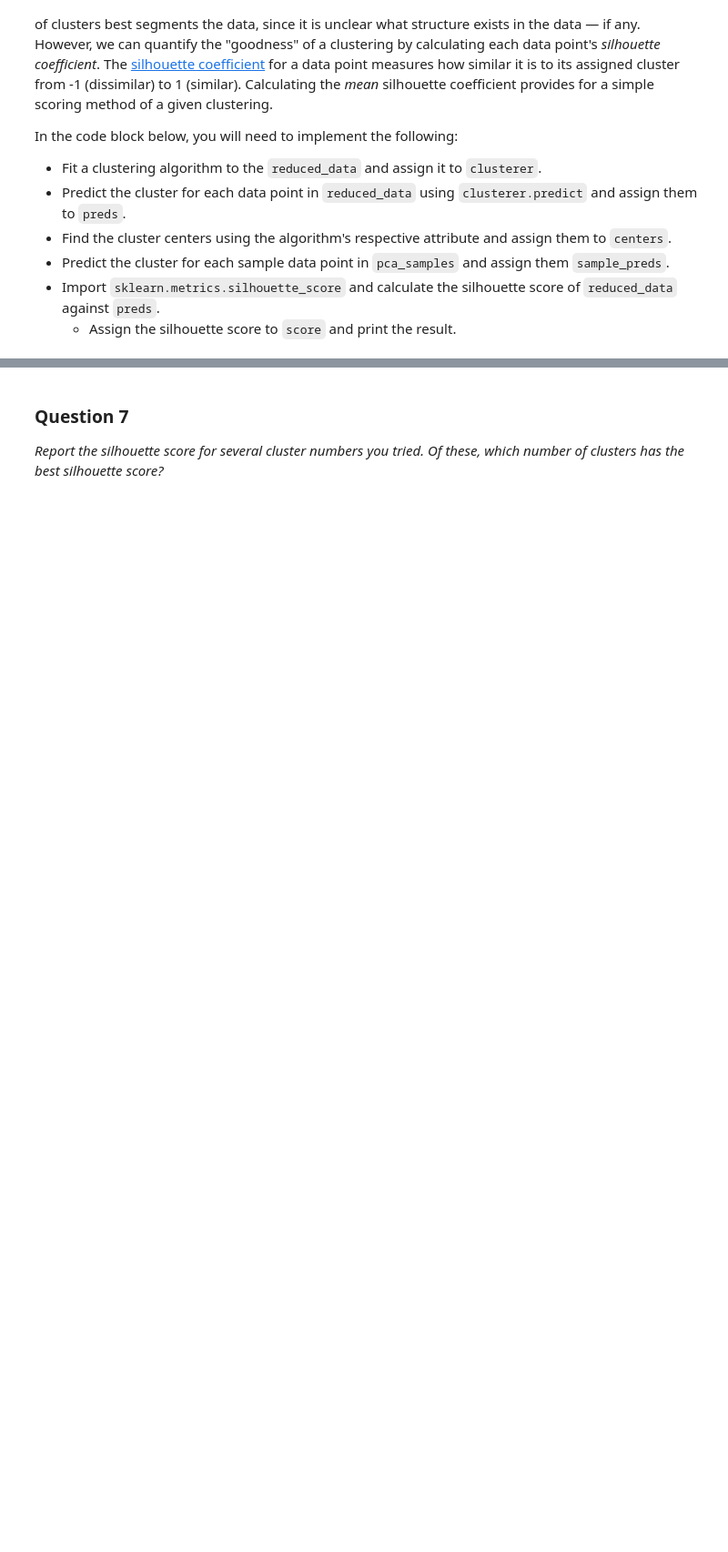
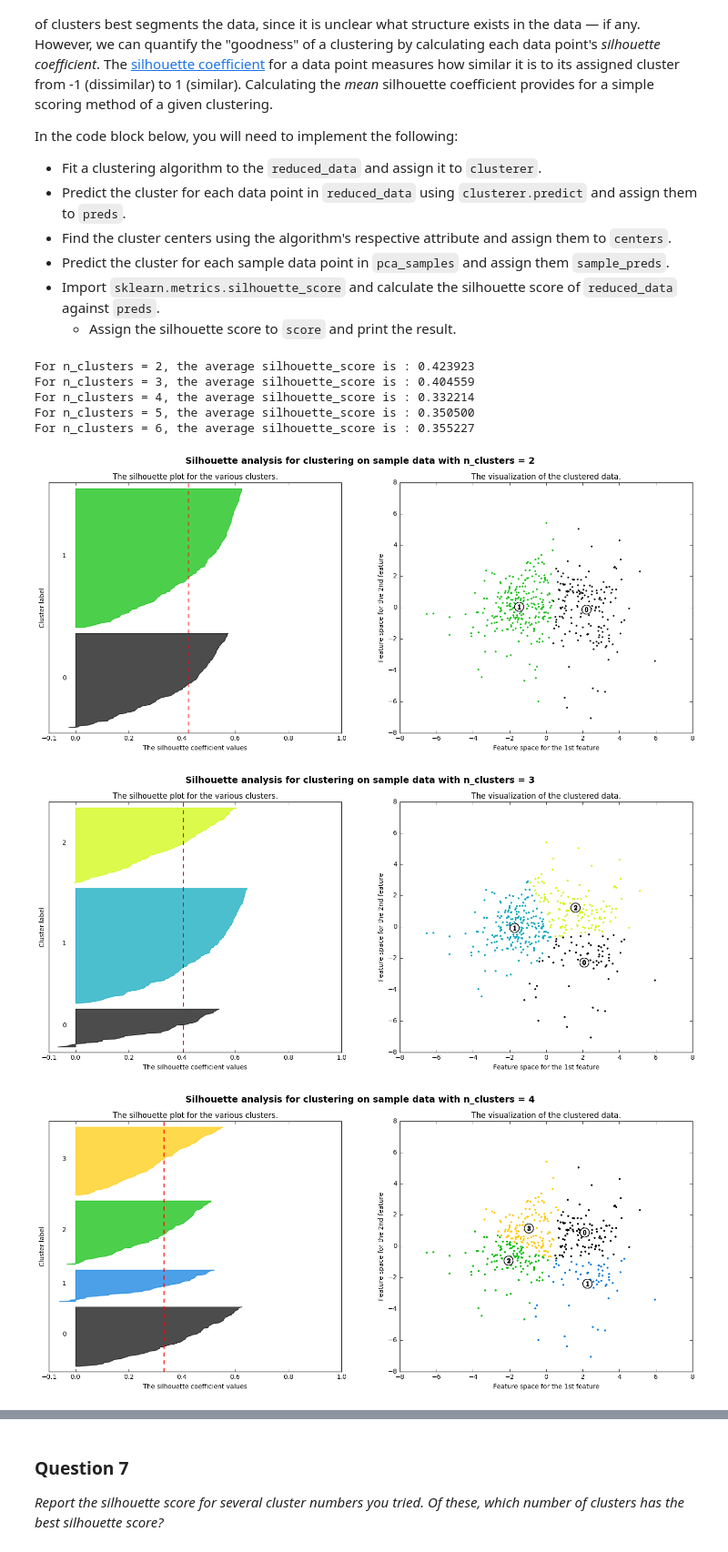
Before and after one commit to gdangelo/udacity-MLND, a Jupyter notebook: projects/customer_segments/customer_segments.ipynb, the cells around one changed output, grey strips where cells are left out. Shown at 91% size. Drawn from its saved outputs; the diff is of its cells as text; code cells hidden in the pictures; blank space fills up the shorter version.

Commit message:
feat: Create a plot of silhouette coefficients for K-Means clustering

```diff
--- a/projects/customer_segments/customer_segments.ipynb
+++ b/projects/customer_segments/customer_segments.ipynb
@@ -405,15 +487,36 @@ In the code block below, you will need to implement the following:
 # %%
-# TODO: Apply your clustering algorithm of choice to the reduced data
-clusterer = None
+# TODO: Apply K-Means clustering to the reduced data
+from sklearn.cluster import KMeans
 
-# TODO: Predict the cluster for each data point
-preds = None
+# Try different number of clusters
+range_n_clusters = [2, 3, 4, 5, 6]
 
-# TODO: Find the cluster centers
-centers = None
+for n_clusters in range_n_clusters:
+    clusterer = KMeans(n_clusters=n_clusters, random_state=0)
 
-# TODO: Predict the cluster for each transformed sample data point
-sample_preds = None
+    # TODO: Predict the cluster for each data point
+    preds = clusterer.fit_predict(reduced_data)
 
-# TODO: Calculate the mean silhouette coefficient for the number of clusters chosen
-score = None
+    # TODO: Find the cluster centers
+    centers = clusterer.cluster_centers_
+
+    # TODO: Predict the cluster for each transformed sample data point
+    sample_preds = clusterer.predict(pca_samples)
+
+    # TODO: Calculate the mean silhouette coefficient for the number of clusters chosen
+    from sklearn.metrics import silhouette_score
+    score = silhouette_score(reduced_data, preds)
+    print "For n_clusters = %d, the average silhouette_score is : %f" %(n_clusters ,score)
+
+    plot_silhouette_coeff(reduced_data, preds, n_clusters, centers, score)
+
+plt.show()
+# %% [output]
+For n_clusters = 2, the average silhouette_score is : 0.423923
+For n_clusters = 3, the average silhouette_score is : 0.404559
+For n_clusters = 4, the average silhouette_score is : 0.332214
+For n_clusters = 5, the average silhouette_score is : 0.350500
+For n_clusters = 6, the average silhouette_score is : 0.355227
+[figure, added]
+[figure, added]
+[figure, added]
```
Also changed, not shown: parts of 8 cells of this notebook.
